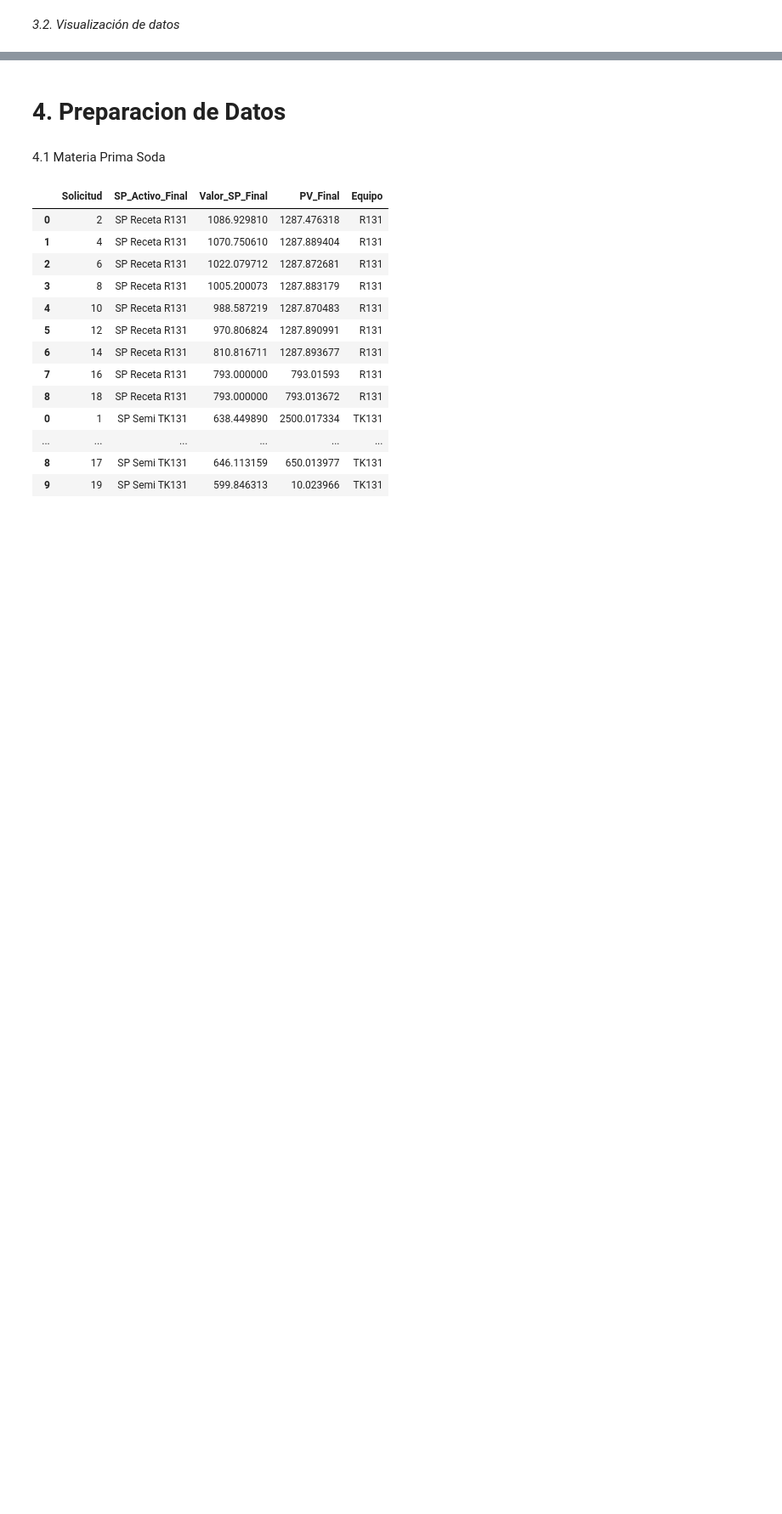
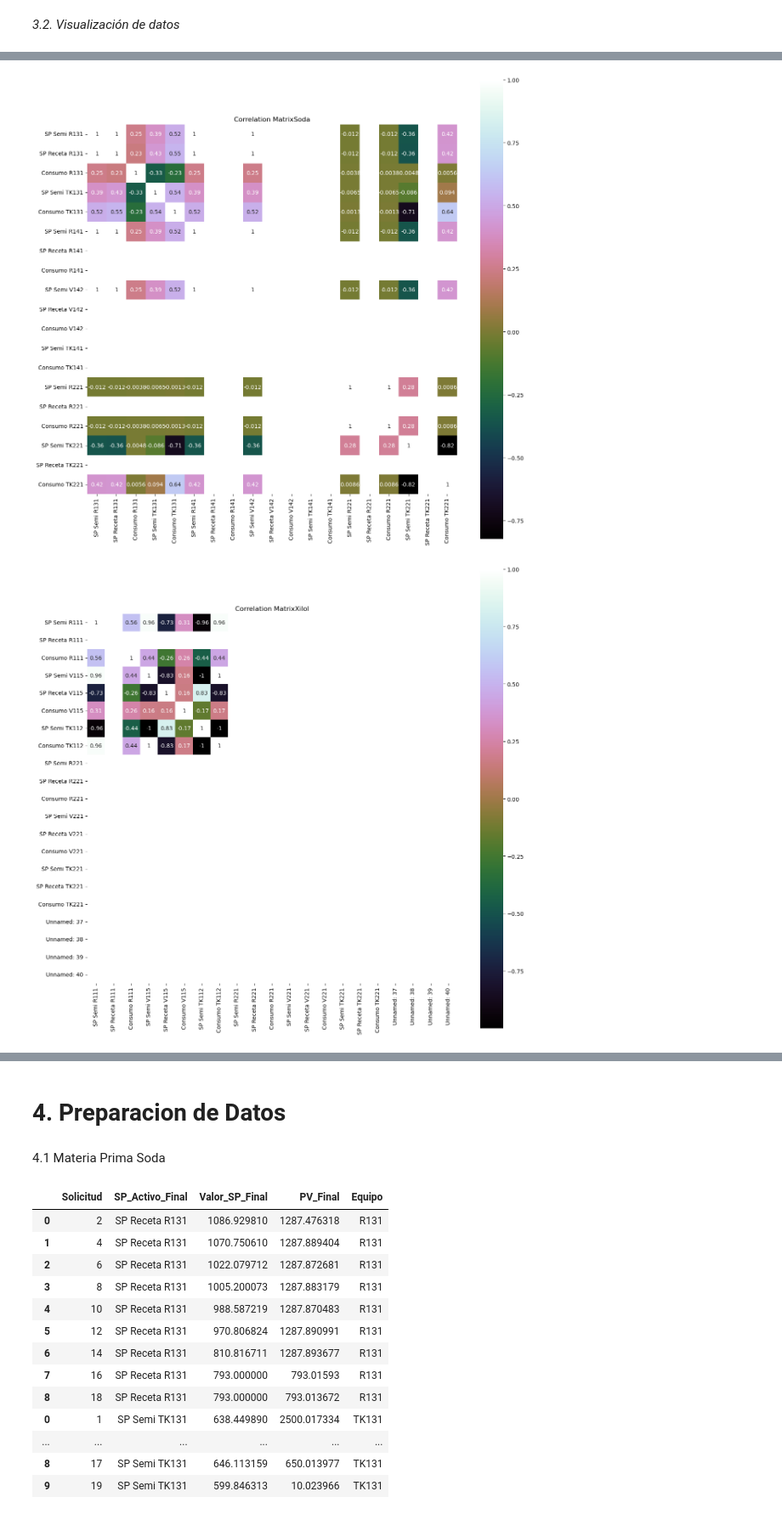
Before and after one commit to AcSsalazar/Proyecto_1_udem, a Jupyter notebook: MP_Consumos_BarbosaV2.ipynb, the cells around one changed output, grey strips where cells are left out. Shown at 85% size. Drawn from its saved outputs; the diff is of its cells as text; code cells hidden in the pictures; blank space fills up the shorter version.

```diff
--- a/MP_Consumos_BarbosaV2.ipynb
+++ b/MP_Consumos_BarbosaV2.ipynb
@@ -105,0 +177,23 @@ Visualizacion(sample_dfSoda)
+# %%
+def EdaCorr(df,mp):
+    df = df.drop(df.filter(regex='^Partida').columns, axis=1)
+    df = df.drop(df.filter(regex='^Estado').columns, axis=1)
+    df = df.replace('Bad Input', 0)
+    df = df.replace('Tag not found', 0)
+    correlation = df.corr()
+    pyplot.figure(figsize=(15,15))
+    pyplot.title('Correlation Matrix'+ mp)
+    sns.heatmap(correlation, vmax=1, square=True,annot=True,cmap='cubehelix')
+# %%
+EdaCorr(sample_dfSoda,"Soda")
+EdaCorr(sample_dfXilol,"Xilol")
+EdaCorr(sample_dfToluol,"Toluol")
+EdaCorr(sample_df2EHA,"2EHA")
+EdaCorr(sample_dfVAM,"Vam")
+EdaCorr(sample_dfButil,"Butil")
+EdaCorr(sample_dfEthil,"Ethil")
+EdaCorr(sample_dfMetil,"Metil")
+EdaCorr(sample_dfEstireno,"Estireno")
+# %% [output]
+[figure, added]
+[figure, added]
```
Also changed, not shown: parts of 18 cells of this notebook.
